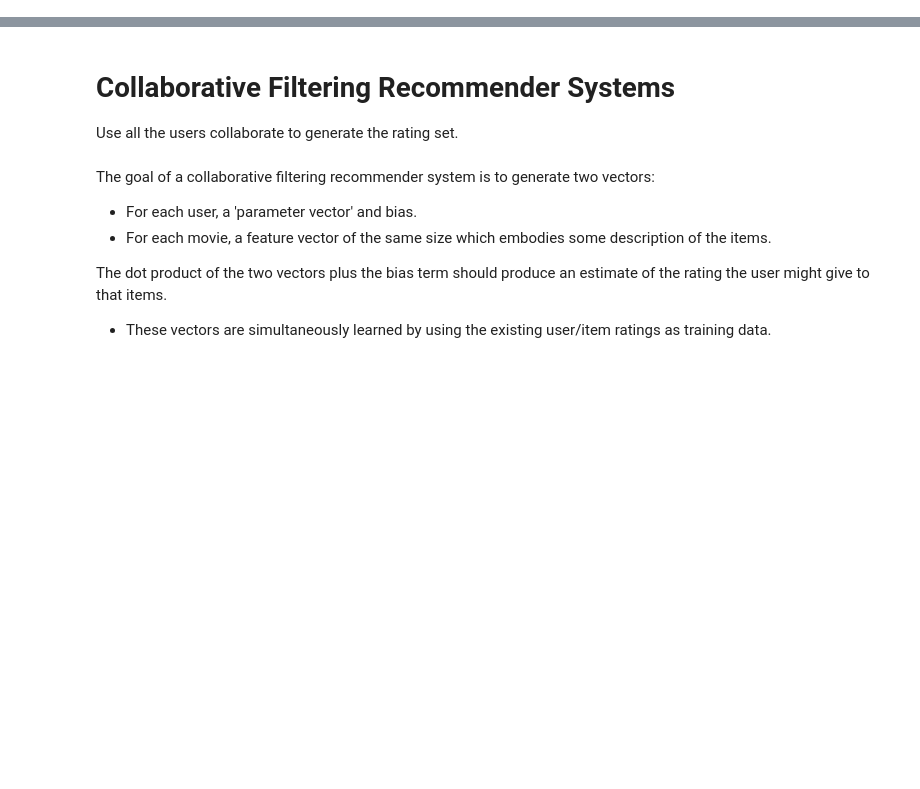
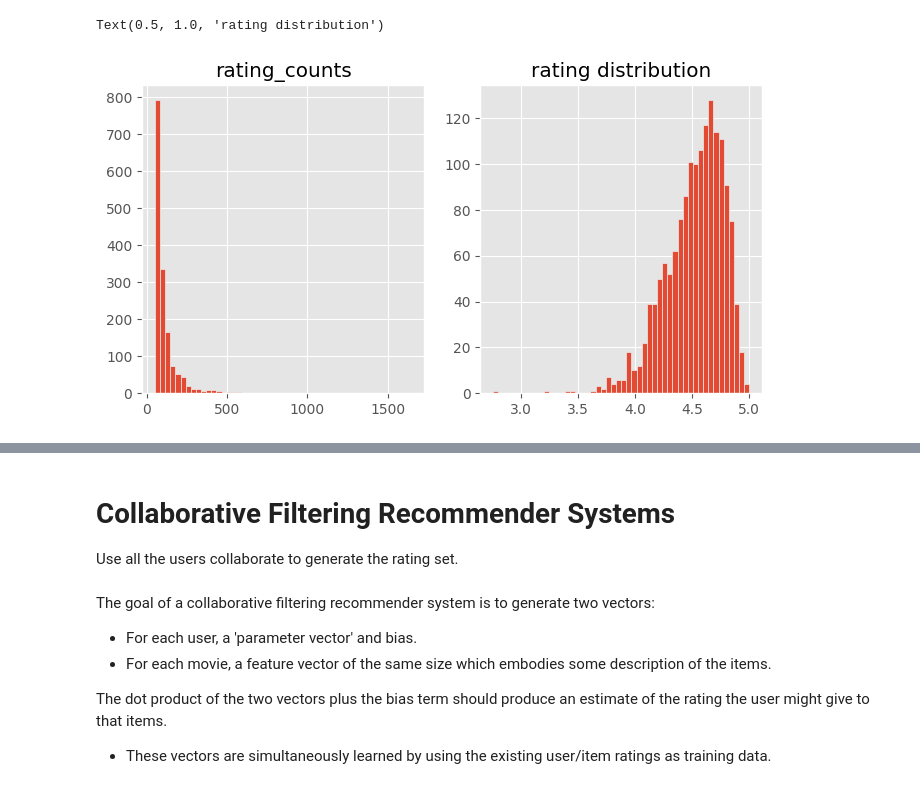
Before and after one commit to tqtensor/bk-imp, a Jupyter notebook: bigdata-mini-project/notebook/model-and-evaluation.ipynb, the cells around one changed output, grey strips where cells are left out. Saved outputs shown, nothing was run; the diff lists cells and outputs as text; code cells hidden in the pictures; blank space fills up the shorter version.

```diff
--- a/bigdata-mini-project/notebook/graph-amazon-project-spark.ipynb
+++ b/bigdata-mini-project/notebook/model-and-evaluation.ipynb
@@ -285,0 +326,5 @@ get_score_model(y_pred, df_test)
+# %%
+ratings_mean_count = pd.DataFrame(new_df.groupby("asin")["overall"].mean())
+ratings_mean_count["rating_counts"] = pd.DataFrame(
+    new_df.groupby("asin")["overall"].count()
+)
@@ -285,0 +341,4 @@ get_score_model(y_pred, df_test)
+# %%
+scaler = MinMaxScaler()
+scaled_data = scaler.fit_transform(ratings_mean_count.values)
+scaled_data
@@ -285,0 +353,16 @@ get_score_model(y_pred, df_test)
+# %%
+ratings_mean_count["final_weight"] = scaled_data.sum(axis=1)
+# %%
+plt.style.use("ggplot")
+# %%
+fig, axes = plt.subplots(nrows=1, ncols=2, figsize=(8, 4))
+plt.rcParams["patch.force_edgecolor"] = True
+
+axes[0].hist(ratings_mean_count["rating_counts"], bins=50)
+axes[1].hist(ratings_mean_count["overall"], bins=50)
+
+axes[0].set_title("rating_counts")
+axes[1].set_title("rating distribution")
+# %% [output]
+Text(0.5, 1.0, 'rating distribution')
+[figure, added]
```
Also changed, not shown: parts of 208 cells of this notebook, 3 other files.
